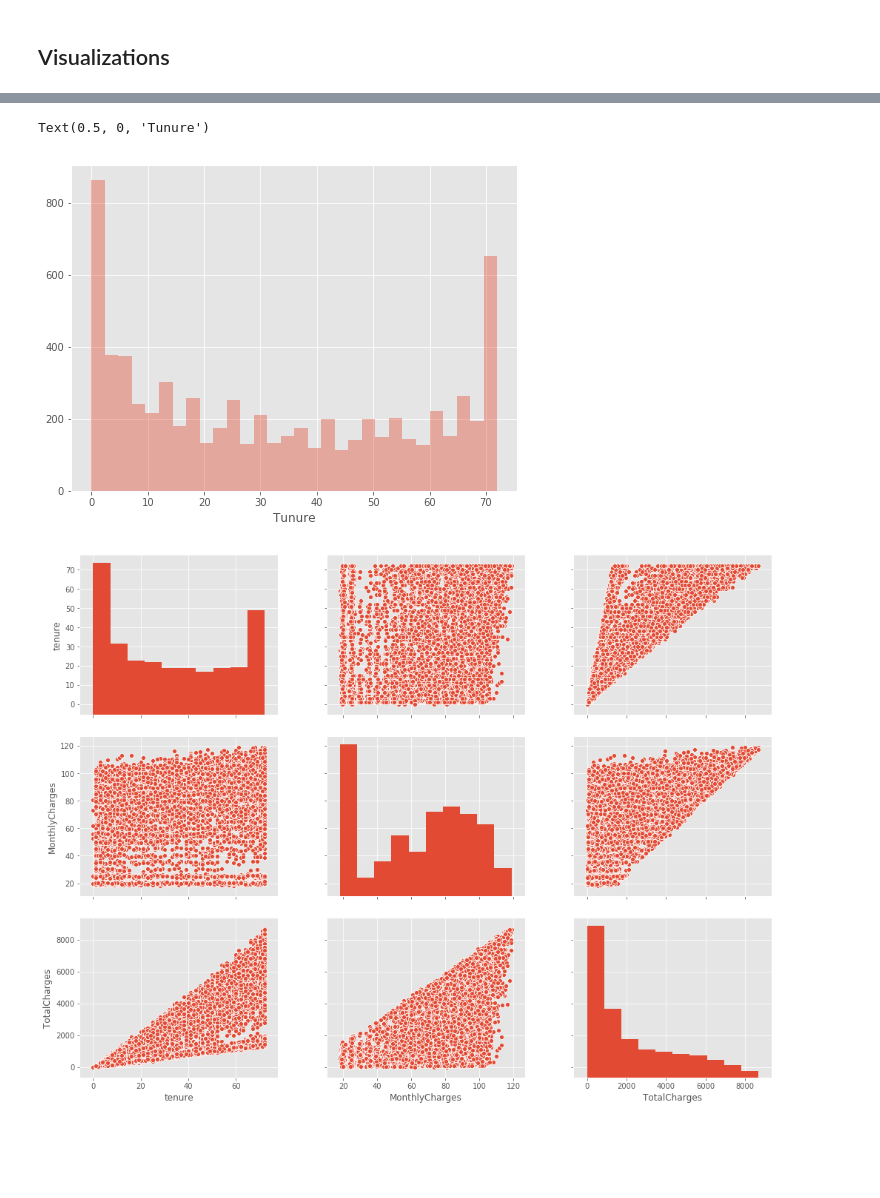
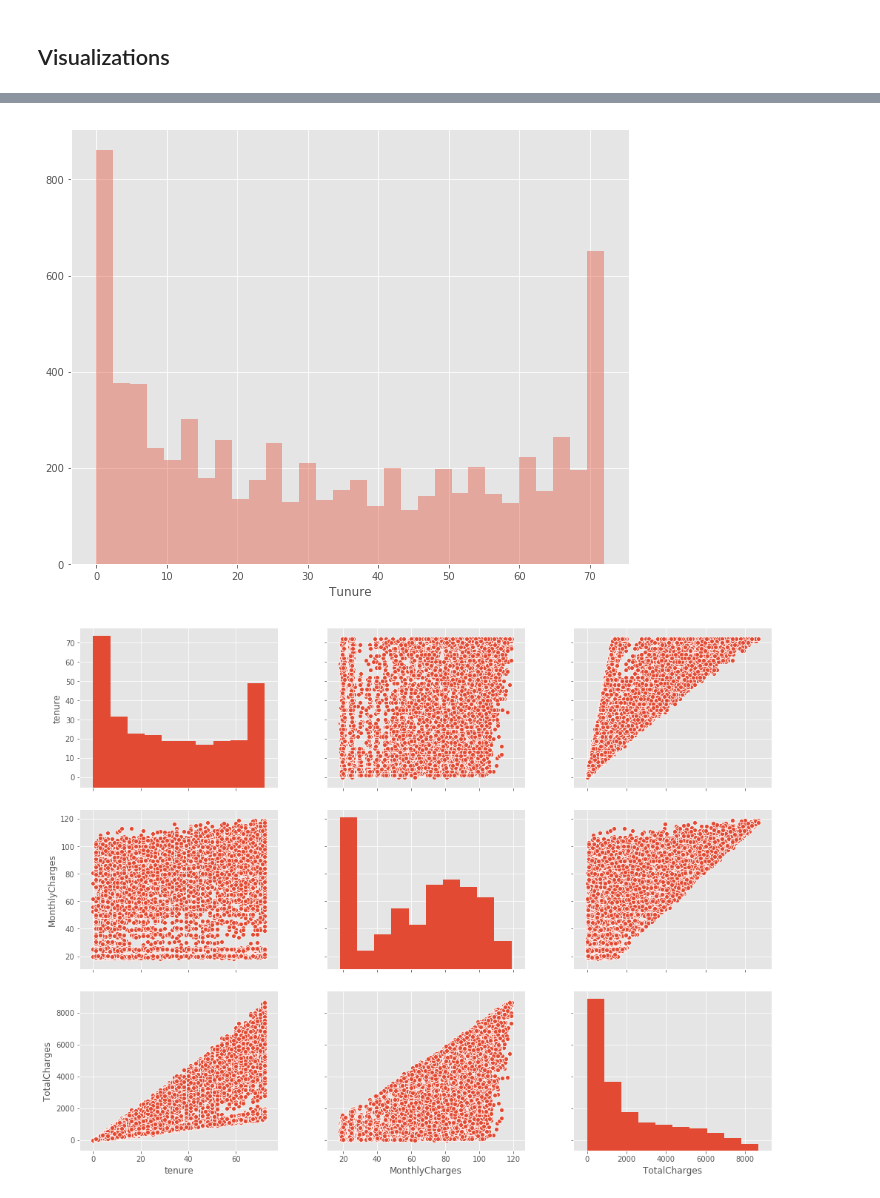
Before and after one commit to battyone/MLProjects, a Jupyter notebook: Minimize_Customer_Churn/Minimizing_churn_Telco.ipynb, the cells around one changed output, grey strips where cells are left out. Drawn from its saved outputs; the diff is of its cells as text; code cells hidden in the pictures; blank space fills up the shorter version.

```diff
--- a/Minimize_Customer_Churn/Minimizing_churn_Telco.ipynb
+++ b/Minimize_Customer_Churn/Minimizing_churn_Telco.ipynb
@@ -227,10 +233,10 @@ for col in column_list:
 # %%
-plt.figure(figsize=(8, 6))
+plt.figure(figsize=(10, 8))
 sns.distplot(df['tenure'], bins=30, kde=False)
 plt.xlabel('Tunure')
+plt.show()
 # %% [output]
-Text(0.5, 0, 'Tunure')
-[figure, old version]
+[figure, new version]
 # %%
 g = sns.pairplot(df[['tenure', 'MonthlyCharges', 'TotalCharges']])
 g.fig.set_size_inches(15,11)
```
Also changed, not shown: parts of 17 cells of this notebook.
